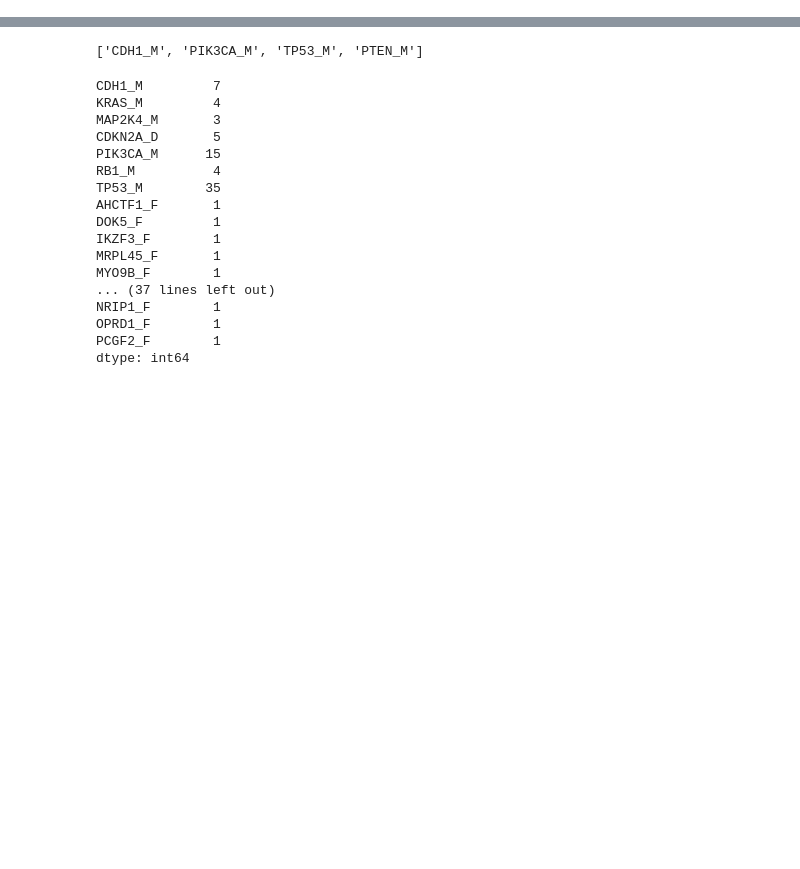
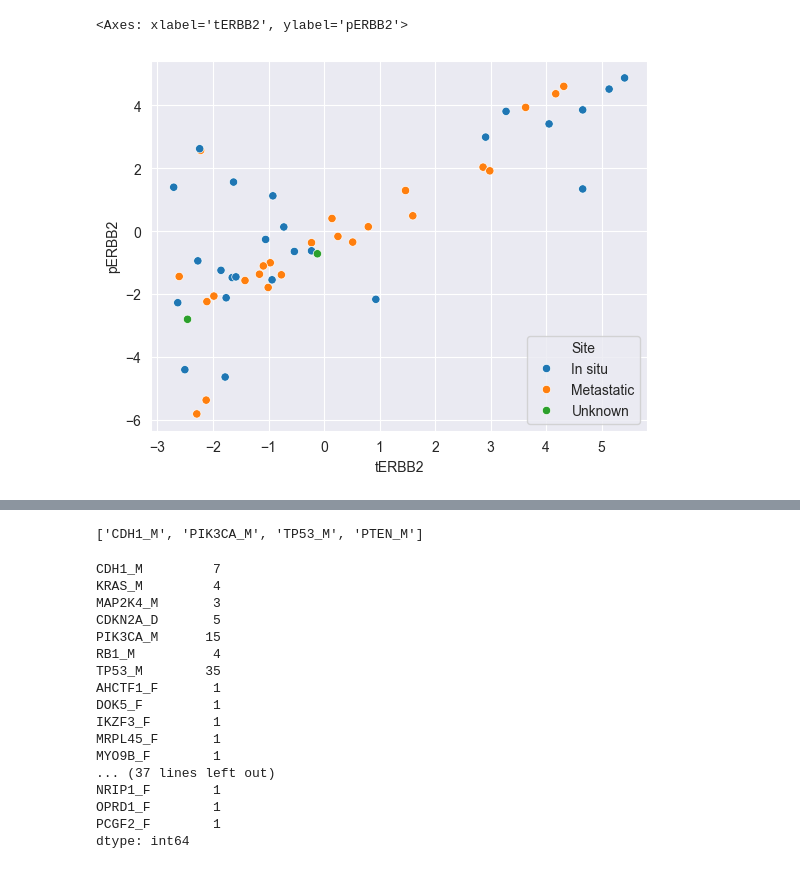
Before and after one commit to frohlich-lab/DeepMechanisticModels, a Jupyter notebook: cellosaurus_annot_EDA.ipynb, the cells around one changed output, grey strips where cells are left out. Drawn from its saved outputs; the diff is of its cells as text; code cells hidden in the pictures; blank space fills up the shorter version.

```diff
--- a/cellosaurus_annot_EDA.ipynb
+++ b/cellosaurus_annot_EDA.ipynb
@@ -7,0 +106,18 @@ File 'cellosaurus.txt' already exists in /Users/fabring/Desktop/DeepMechanisticM
+# %%
+erbb2_levels = terbb2.rename("tERBB2").copy()
+erbb2_levels = erbb2_levels.reset_index().set_index("preequilibrationConditionId")
+erbb2_levels["pERBB2"] = perbb2.rename("pERBB2").reindex(egfr_levels.index)
+erbb2_levels.index.name = "cell_line"
+erbb2_levels["Site"] = brca_df["Primary/Metastatic"].reindex(egfr_levels.index)
+
+import seaborn as sns
+
+sns.scatterplot(
+    erbb2_levels,
+    x="tERBB2",
+    y="pERBB2",
+    hue="Site"
+)
+# %% [output]
+<Axes: xlabel='tERBB2', ylabel='pERBB2'>
+[figure, added]
```
Also changed, not shown: parts of 43 cells of this notebook.
